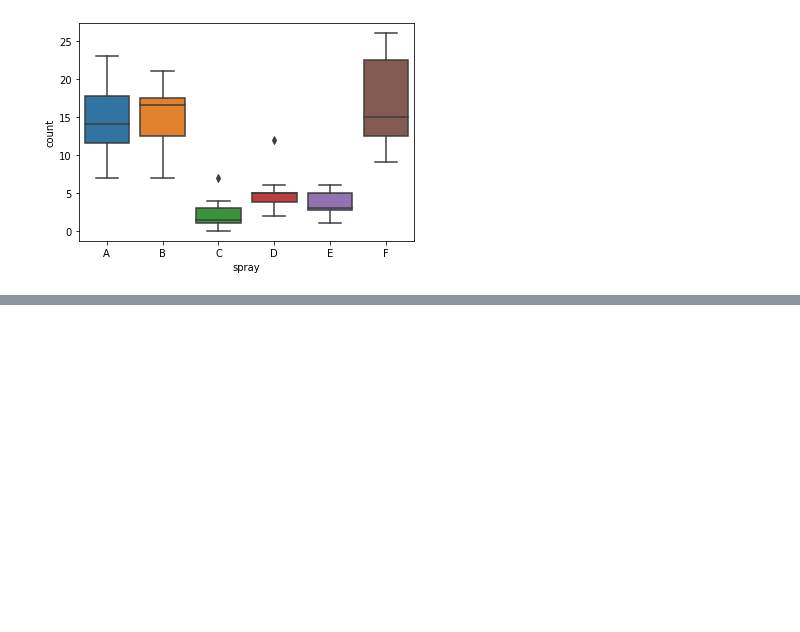
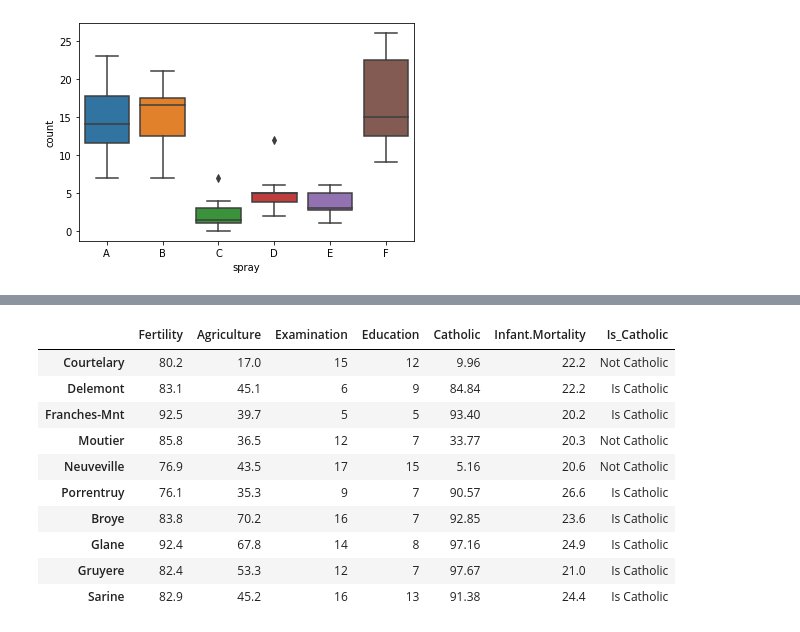
Before and after one commit to albertopuentes/numpy-pandas-visualization-exercises, a Jupyter notebook: seaborn_exercises.ipynb, the cells around one changed output, grey strips where cells are left out. Drawn from its saved outputs; the diff is of its cells as text; code cells hidden in the pictures; blank space fills up the shorter version.

```diff
--- a/seaborn_exercises.ipynb
+++ b/seaborn_exercises.ipynb
@@ -111,0 +114,16 @@ insect_sprays
+# %%
+# Create an attribute named is_catholic that holds a boolean value of whether or not the province is Catholic. (Choose a cutoff point for what constitutes catholic)
+swiss['Is_Catholic'] = np.where(swiss.Catholic > 50, 'Is Catholic', 'Not Catholic')
+swiss.head(10)
+# %% [output]
+|  | Fertility | Agriculture | Examination | Education | Catholic | Infant.Mortality | Is_Catholic |
+| Courtelary | 80.2 | 17.0 | 15 | 12 | 9.96 | 22.2 | Not Catholic |
+| Delemont | 83.1 | 45.1 | 6 | 9 | 84.84 | 22.2 | Is Catholic |
+| Franches-Mnt | 92.5 | 39.7 | 5 | 5 | 93.40 | 20.2 | Is Catholic |
+| Moutier | 85.8 | 36.5 | 12 | 7 | 33.77 | 20.3 | Not Catholic |
+| Neuveville | 76.9 | 43.5 | 17 | 15 | 5.16 | 20.6 | Not Catholic |
+| Porrentruy | 76.1 | 35.3 | 9 | 7 | 90.57 | 26.6 | Is Catholic |
+| Broye | 83.8 | 70.2 | 16 | 7 | 92.85 | 23.6 | Is Catholic |
+| Glane | 92.4 | 67.8 | 14 | 8 | 97.16 | 24.9 | Is Catholic |
+| Gruyere | 82.4 | 53.3 | 12 | 7 | 97.67 | 21.0 | Is Catholic |
+| Sarine | 82.9 | 45.2 | 16 | 13 | 91.38 | 24.4 | Is Catholic |
```
Also changed, not shown: parts of 6 cells of this notebook.
